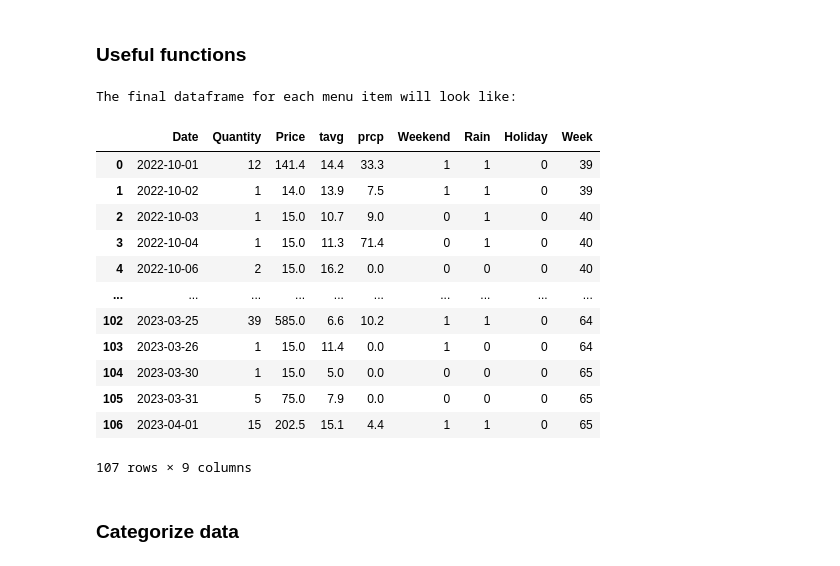
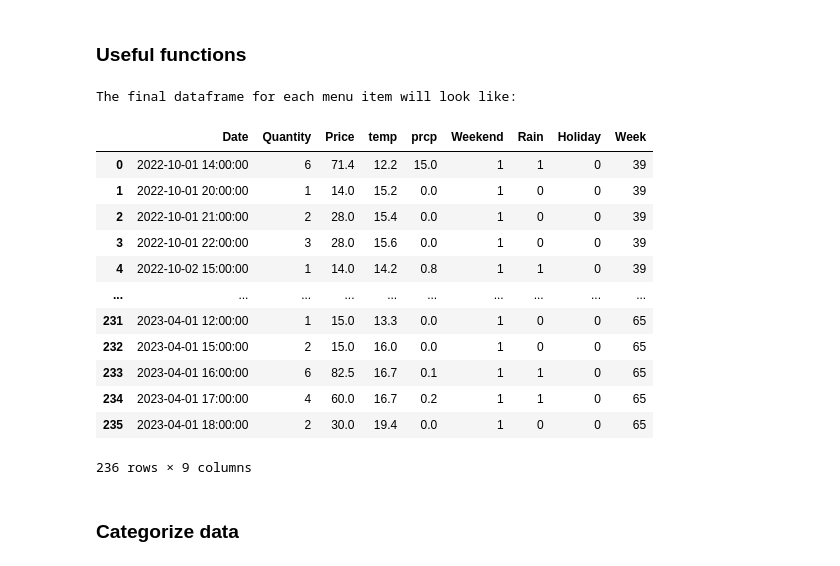
Before and after one commit to evaristo-va/restaurants-project, a Jupyter notebook: Final-project-restaurants_new.ipynb, the cells around one changed output. Drawn from its saved outputs; the diff is of its cells as text; code cells hidden in the pictures.

```diff
--- a/Final-project-restaurants_new.ipynb
+++ b/Final-project-restaurants_new.ipynb
@@ -69,8 +69,9 @@ print(df['Date'].iloc[183])
 
 # use format for dates
 # for the entries that fails to parse and is NaT parses them in the second format without seconds
-df['Date']=pd.to_datetime(df['Date'], format='%Y-%m-%dT%H:%M:%S', errors='coerce').fillna(
-    pd.to_datetime(df['Date'], format='%Y-%m-%dT%H:%M', errors='coerce'))
+#df['Date']=pd.to_datetime(df['Date'], format='%Y-%m-%dT%H:%M:%S', errors='coerce').fillna(
+#    pd.to_datetime(df['Date'], format='%Y-%m-%dT%H:%M', errors='coerce'))
+df['Date']=pd.to_datetime(df['Date'], format='%Y-%m-%dT%H:%M:%S', errors='coerce').fillna(pd.to_datetime(df['Date'], format='%Y-%m-%dT%H:%M', errors='coerce')).dt.floor('h')
 
 # We remove spaces and get all the unique categories
 df['Item Name']=df['Item Name'].str.strip()
@@ -83,12 +84,12 @@ categories = [item for item in categories if item not in remove]
 # First we make a dictionary of dataframes per each unique category
 df_dict = {category: group for category, group in df.groupby('Item Name')}
 
-# We define a dictionary of data frames that contains the number of daily sales and total price of each element
-df_daily_dict = {category: df_dict[category].groupby(df_dict[category]['Date'].dt.date)[['Quantity','Price']].sum() for category in categories}
-df_daily_dict = {category: df_daily_dict[category].reset_index() for category in categories}
+# We make an hourly dictionary
+df_hourly_dict = {category: df_dict[category].groupby(df_dict[category]['Date'])[['Quantity','Price']].sum() for category in categories}
+df_hourly_dict = {category: df_hourly_dict[category].reset_index() for category in categories }
 
 print("We create a dictionary of data frames per each menu item. For example for Aperol Spritz")
-df_daily_dict['Aperol Spritz'].sample(3)
+print(df_hourly_dict['Aperol Spritz'].head(4))
 # %% [output]
 2022-10-01T13:52:25
 2022-10-01T13:52
@@ -102,38 +104,39 @@ We create a dictionary of data frames per each menu item. For example for Aperol
 ### Getting the weather data
 # %%
 from datetime import datetime
-from meteostat import Point, Daily
+from meteostat import Point, Hourly
+import warnings
 
 # This function converts to datetime
 def modify_index(index_value):
         return index_value.date()
 # This function retrieves the weather
+warnings.filterwarnings('ignore', category=FutureWarning, message=".*'H' is deprecated and will be removed in a future version, please use 'h' instead.*")
+
 def get_weather(input_df):
     location = Point(40.7128, -74.0060)
     start_date=input_df['Date'].iloc[0]
     end_date=input_df['Date'].iloc[-1]
 
-    start = datetime(start_date.year, start_date.month, start_date.day)
-    end = datetime(end_date.year, end_date.month, end_date.day)
+    start = datetime(start_date.year, start_date.month, start_date.day,start_date.hour)
+    end = datetime(end_date.year, end_date.month, end_date.day,end_date.hour)
 
     # Get data
-    data = Daily(location, start, end)
+    data = Hourly(location, start, end)
     data = data.fetch()
 
     # Drop non-relevant columns
-    data.drop(['wpgt','tsun','tmax','tmin','wdir','snow','pres','wspd'], axis=1, inplace=True)
+    data.drop(['wpgt','tsun','wdir','snow','pres','wspd','coco','dwpt','rhum'], axis=1, inplace=True)
 
     # Reset index and create a Date column
     data=data.reset_index()
     data.rename(columns={'time': 'Date'}, inplace=True)
 
-    # Return Date column as a datetime object
-    data['Date']=data['Date'].map(modify_index)
     return data
 
 for category in categories:
-    val=get_weather(df_daily_dict[category])
-    df_daily_dict[category]=pd.merge(df_daily_dict[category], val, on='Date', how='left')
+    val=get_weather(df_hourly_dict[category])
+    df_hourly_dict[category]=pd.merge(df_hourly_dict[category], val, on='Date', how='left')
 # %% [markdown]
 ### Useful functions
 # %%
@@ -166,29 +169,29 @@ def check_week(date):
     return date.isocalendar()[1]+52*(year-ref_year)
 # %%
 for category in categories:
-    df_daily_dict[category]['Weekend']=1*df_daily_dict[category]['Date'].map(is_weekend)
-    df_daily_dict[category]['Rain']=1*df_daily_dict[category]['prcp'].map(is_rain)
-    df_daily_dict[category]['Holiday']=1*df_daily_dict[category]['Date'].map(is_holiday)
-    df_daily_dict[category]['Week']=df_daily_dict[category]['Date'].map(check_week)
+    df_hourly_dict[category]['Weekend']=1*df_hourly_dict[category]['Date'].map(is_weekend)
+    df_hourly_dict[category]['Rain']=1*df_hourly_dict[category]['prcp'].map(is_rain)
+    df_hourly_dict[category]['Holiday']=1*df_hourly_dict[category]['Date'].map(is_holiday)
+    df_hourly_dict[category]['Week']=df_hourly_dict[category]['Date'].map(check_week)
 
 
 print('The final dataframe for each menu item will look like:')
-df_daily_dict['Aperol Spritz']
+df_hourly_dict['Aperol Spritz']
 # %% [output]
 The final dataframe for each menu item will look like:
-|  | Date | Quantity | Price | tavg | prcp | Weekend | Rain | Holiday | Week |
-| 0 | 2022-10-01 | 12 | 141.4 | 14.4 | 33.3 | 1 | 1 | 0 | 39 |
-| 1 | 2022-10-02 | 1 | 14.0 | 13.9 | 7.5 | 1 | 1 | 0 | 39 |
-| 2 | 2022-10-03 | 1 | 15.0 | 10.7 | 9.0 | 0 | 1 | 0 | 40 |
-| 3 | 2022-10-04 | 1 | 15.0 | 11.3 | 71.4 | 0 | 1 | 0 | 40 |
-| 4 | 2022-10-06 | 2 | 15.0 | 16.2 | 0.0 | 0 | 0 | 0 | 40 |
+|  | Date | Quantity | Price | temp | prcp | Weekend | Rain | Holiday | Week |
+| 0 | 2022-10-01 14:00:00 | 6 | 71.4 | 12.2 | 15.0 | 1 | 1 | 0 | 39 |
+| 1 | 2022-10-01 20:00:00 | 1 | 14.0 | 15.2 | 0.0 | 1 | 0 | 0 | 39 |
+| 2 | 2022-10-01 21:00:00 | 2 | 28.0 | 15.4 | 0.0 | 1 | 0 | 0 | 39 |
+| 3 | 2022-10-01 22:00:00 | 3 | 28.0 | 15.6 | 0.0 | 1 | 0 | 0 | 39 |
+| 4 | 2022-10-02 15:00:00 | 1 | 14.0 | 14.2 | 0.8 | 1 | 1 | 0 | 39 |
 | ... | ... | ... | ... | ... | ... | ... | ... | ... | ... |
-| 102 | 2023-03-25 | 39 | 585.0 | 6.6 | 10.2 | 1 | 1 | 0 | 64 |
-| 103 | 2023-03-26 | 1 | 15.0 | 11.4 | 0.0 | 1 | 0 | 0 | 64 |
-| 104 | 2023-03-30 | 1 | 15.0 | 5.0 | 0.0 | 0 | 0 | 0 | 65 |
-| 105 | 2023-03-31 | 5 | 75.0 | 7.9 | 0.0 | 0 | 0 | 0 | 65 |
-| 106 | 2023-04-01 | 15 | 202.5 | 15.1 | 4.4 | 1 | 1 | 0 | 65 |
+| 231 | 2023-04-01 12:00:00 | 1 | 15.0 | 13.3 | 0.0 | 1 | 0 | 0 | 65 |
+| 232 | 2023-04-01 15:00:00 | 2 | 15.0 | 16.0 | 0.0 | 1 | 0 | 0 | 65 |
+| 233 | 2023-04-01 16:00:00 | 6 | 82.5 | 16.7 | 0.1 | 1 | 1 | 0 | 65 |
+| 234 | 2023-04-01 17:00:00 | 4 | 60.0 | 16.7 | 0.2 | 1 | 1 | 0 | 65 |
+| 235 | 2023-04-01 18:00:00 | 2 | 30.0 | 19.4 | 0.0 | 1 | 0 | 0 | 65 |
-107 rows × 9 columns
+236 rows × 9 columns
 # %% [markdown]
 ### Categorize data
 # %%
```
Also changed, not shown: parts of 9 cells of this notebook.
